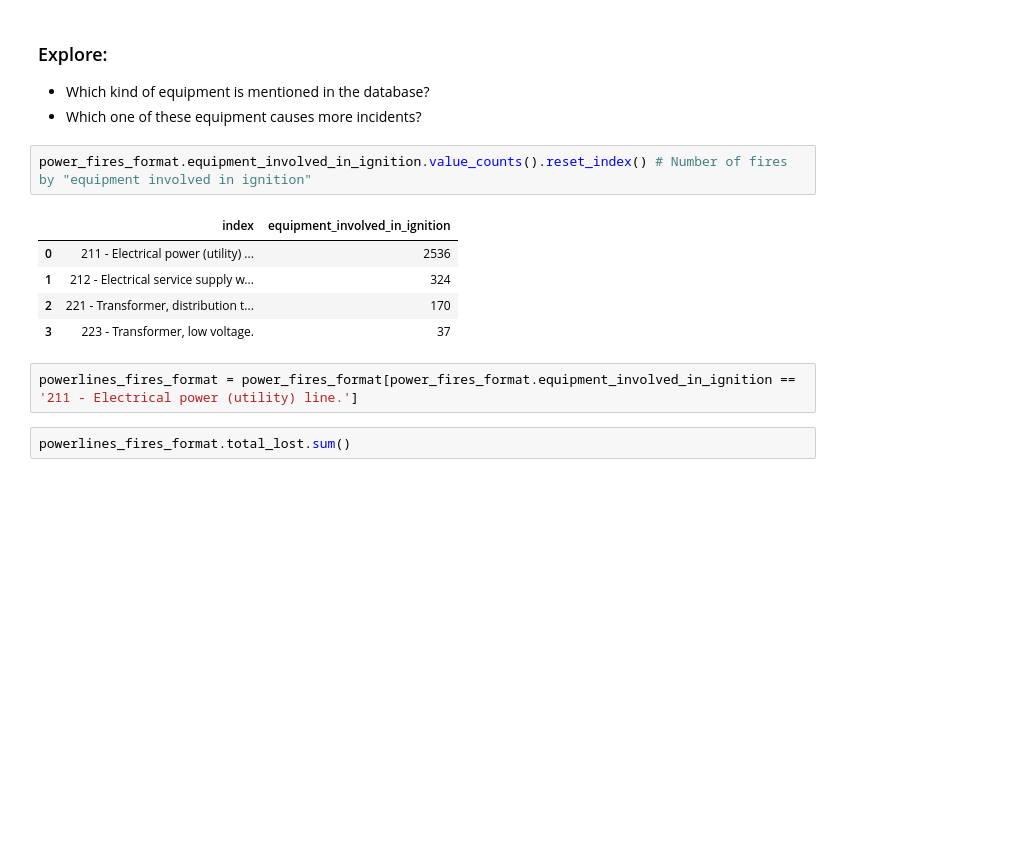
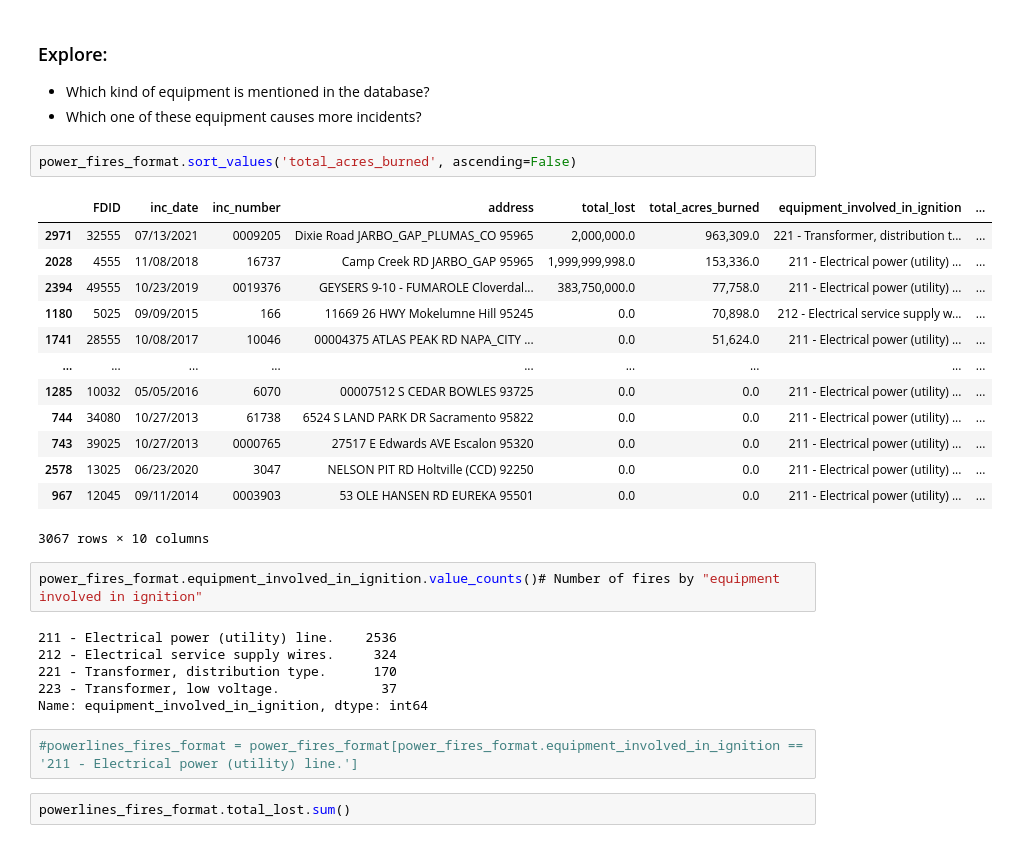
Before and after one commit to irenecasado/CA-fires-analysis, a Jupyter notebook: fires_powerlines_analysis.ipynb, the cells around one changed output. Cells and saved outputs as stored; diff of their text form; blank space fills up the shorter version.

```diff
--- a/fires_powerlines_analysis.ipynb
+++ b/fires_powerlines_analysis.ipynb
@@ -94,16 +94,32 @@ memory usage: 239.7+ KB
 ### Explore:
 - Which kind of equipment is mentioned in the database?
 - Which one of these equipment causes more incidents?
+# %%
+power_fires_format.sort_values('total_acres_burned', ascending=False)
+# %% [output]
+|  | FDID | inc_date | inc_number | address | total_lost | total_acres_burned | equipment_involved_in_ignition | ... |
+| 2971 | 32555 | 07/13/2021 | 0009205 | Dixie Road JARBO_GAP_PLUMAS_CO 95965 | 2,000,000.0 | 963,309.0 | 221 - Transformer, distribution t... | ... |
+| 2028 | 4555 | 11/08/2018 | 16737 | Camp Creek RD JARBO_GAP 95965 | 1,999,999,998.0 | 153,336.0 | 211 - Electrical power (utility) ... | ... |
+| 2394 | 49555 | 10/23/2019 | 0019376 | GEYSERS 9-10 - FUMAROLE Cloverdal... | 383,750,000.0 | 77,758.0 | 211 - Electrical power (utility) ... | ... |
+| 1180 | 5025 | 09/09/2015 | 166 | 11669 26 HWY Mokelumne Hill 95245 | 0.0 | 70,898.0 | 212 - Electrical service supply w... | ... |
+| 1741 | 28555 | 10/08/2017 | 10046 | 00004375 ATLAS PEAK RD NAPA_CITY ... | 0.0 | 51,624.0 | 211 - Electrical power (utility) ... | ... |
+| ... | ... | ... | ... | ... | ... | ... | ... | ... |
+| 1285 | 10032 | 05/05/2016 | 6070 | 00007512 S CEDAR BOWLES 93725 | 0.0 | 0.0 | 211 - Electrical power (utility) ... | ... |
+| 744 | 34080 | 10/27/2013 | 61738 | 6524 S LAND PARK DR Sacramento 95822 | 0.0 | 0.0 | 211 - Electrical power (utility) ... | ... |
+| 743 | 39025 | 10/27/2013 | 0000765 | 27517 E Edwards AVE Escalon 95320 | 0.0 | 0.0 | 211 - Electrical power (utility) ... | ... |
+| 2578 | 13025 | 06/23/2020 | 3047 | NELSON PIT RD Holtville (CCD) 92250 | 0.0 | 0.0 | 211 - Electrical power (utility) ... | ... |
+| 967 | 12045 | 09/11/2014 | 0003903 | 53 OLE HANSEN RD EUREKA 95501 | 0.0 | 0.0 | 211 - Electrical power (utility) ... | ... |
+3067 rows × 10 columns
 # %%
-power_fires_format.equipment_involved_in_ignition.value_counts().reset_index() # Number of fires by "equipment involved in ignition"
+power_fires_format.equipment_involved_in_ignition.value_counts()# Number of fires by "equipment involved in ignition"
 # %% [output]
-|  | index | equipment_involved_in_ignition |
-| 0 | 211 - Electrical power (utility) ... | 2536 |
-| 1 | 212 - Electrical service supply w... | 324 |
-| 2 | 221 - Transformer, distribution t... | 170 |
-| 3 | 223 - Transformer, low voltage. | 37 |
+211 - Electrical power (utility) line.    2536
+212 - Electrical service supply wires.     324
+221 - Transformer, distribution type.      170
+223 - Transformer, low voltage.             37
+Name: equipment_involved_in_ignition, dtype: int64
 # %%
-powerlines_fires_format = power_fires_format[power_fires_format.equipment_involved_in_ignition == '211 - Electrical power (utility) line.']
+#powerlines_fires_format = power_fires_format[power_fires_format.equipment_involved_in_ignition == '211 - Electrical power (utility) line.']
 # %%
 powerlines_fires_format.total_lost.sum()
 # %% [output]
```
Also changed, not shown: parts of 1 cell of this notebook.
